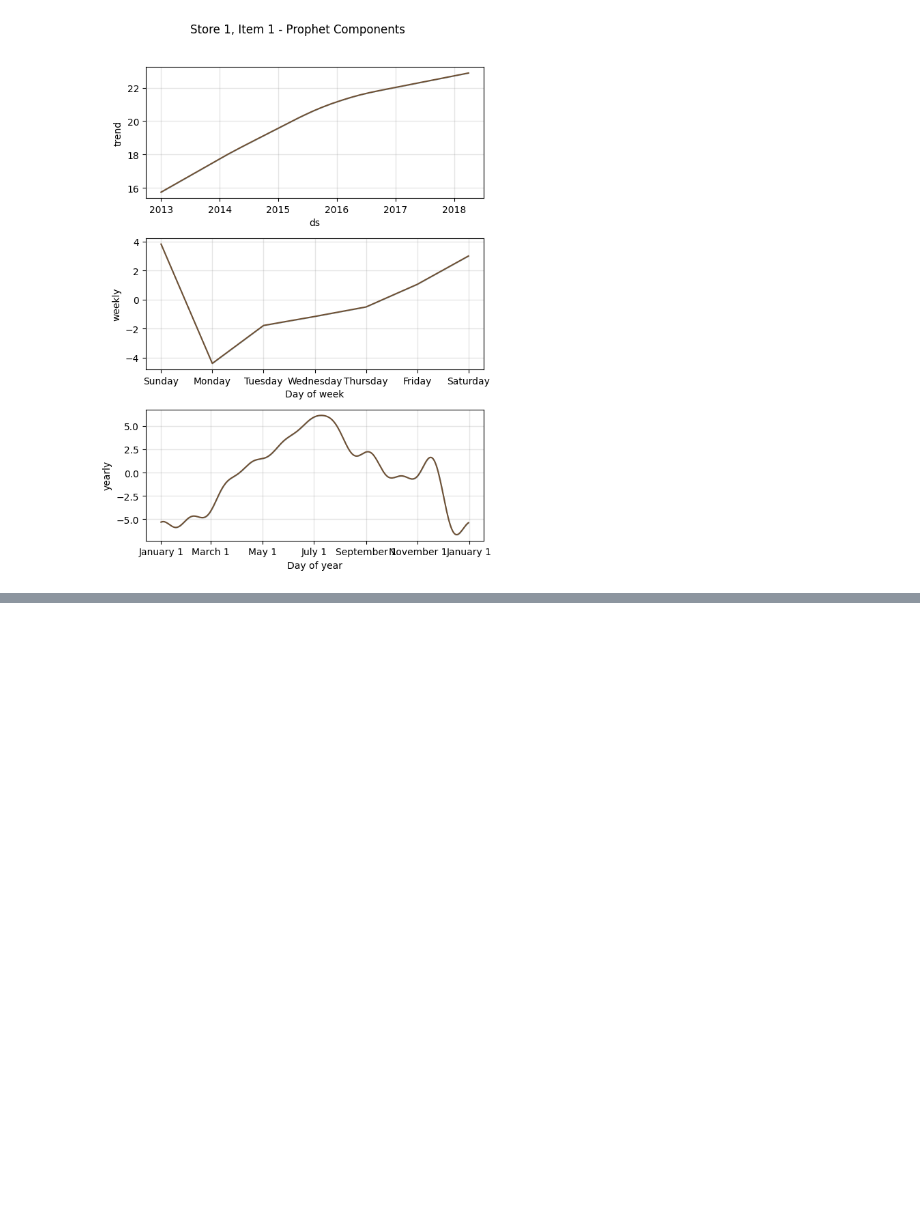
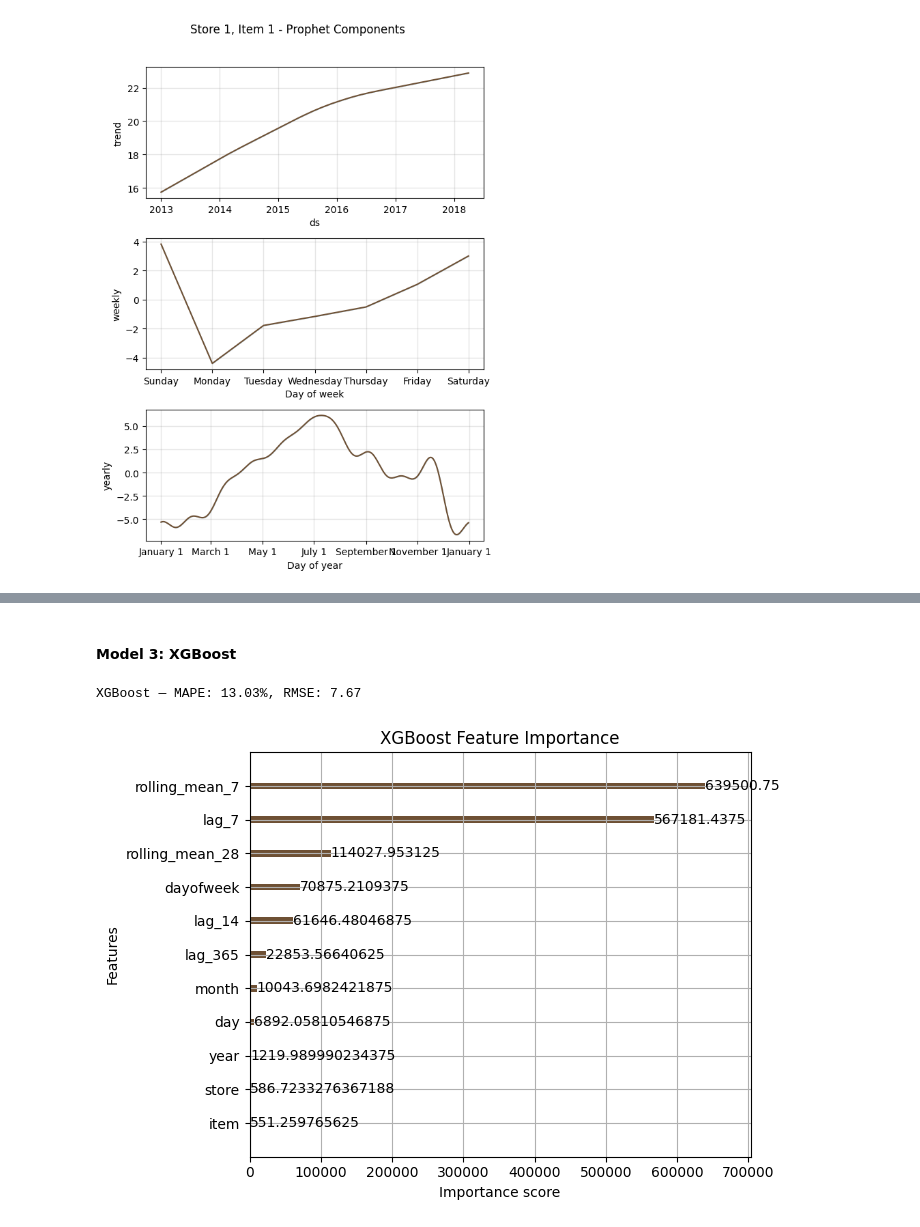
Before and after one commit to amberrrwang/Demand-Forecasting-Challenge, a Jupyter notebook: demand_forecasting_challenge.ipynb, the cells around one changed output, grey strips where cells are left out. Saved outputs shown, nothing was run; the diff lists cells and outputs as text; code cells hidden in the pictures; blank space fills up the shorter version.

```diff
--- a/demand_forecasting_challenge.ipynb
+++ b/demand_forecasting_challenge.ipynb
@@ -316,0 +272,2 @@ Prophet (Sampled 150 combinations) — MAPE: 13.08%, RMSE: 8.97
+# %% [markdown]
+#### Model 3: XGBoost
@@ -316,0 +298,42 @@ Prophet (Sampled 150 combinations) — MAPE: 13.08%, RMSE: 8.97
+# %%
+# test/train
+cutoff_date = df['date'].max() - pd.Timedelta(days=90)
+
+train_data = df[df['date'] <= cutoff_date]
+test_data = df[df['date'] > cutoff_date]
+
+features = ['store', 'item', 'dayofweek', 'month', 'year', 'day', 'is_weekend',
+            'lag_7', 'lag_14', 'lag_365', 'rolling_mean_7', 'rolling_mean_28']
+
+X_train, y_train = train_data[features], train_data['sales']
+X_test, y_test = test_data[features], test_data['sales']
+# %%
+model_xgb = xgb.XGBRegressor(
+    n_estimators=500,
+    learning_rate=0.05,
+    max_depth=6,
+    random_state=42
+)
+
+model_xgb.fit(X_train, y_train)
+preds = model_xgb.predict(X_test)
+# %%
+nonzero_mask = y_test != 0
+mape_xgb = mean_absolute_percentage_error(y_test[nonzero_mask], preds[nonzero_mask])
+rmse_xgb = np.sqrt(mean_squared_error(y_test, preds))
+
+print(f'XGBoost — MAPE: {mape_xgb:.2%}, RMSE: {rmse_xgb:.2f}')
+# %% [output]
+XGBoost — MAPE: 13.03%, RMSE: 7.67
+# %%
+# feature importance
+from xgboost import plot_importance
+import matplotlib.pyplot as plt
+
+fig, ax = plt.subplots(figsize=(7, 5))
+plot_importance(model_xgb, ax=ax, importance_type='gain', color='#6E5034')
+plt.title('XGBoost Feature Importance')
+plt.tight_layout()
+plt.show()
+# %% [output]
+[figure, added]
```
Also changed, not shown: parts of 30 cells of this notebook.
